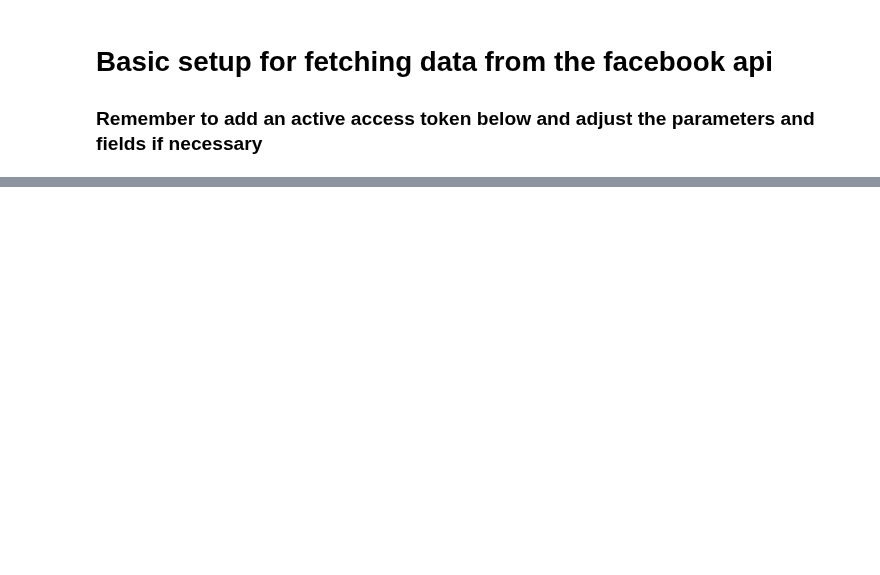
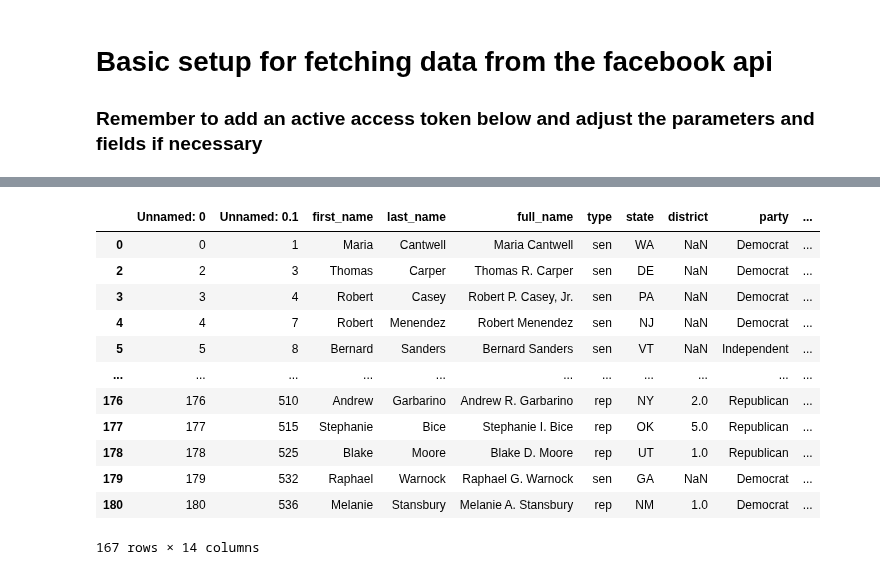
Before and after one commit to lrnz-asnprs/political-ad-api, a Jupyter notebook: notebooks/laurenz_notebook.ipynb, the cells around one changed output, grey strips where cells are left out. Saved outputs shown, nothing was run; the diff lists cells and outputs as text; code cells hidden in the pictures; blank space fills up the shorter version.

```diff
--- a/notebooks/laurenz_notebook.ipynb
+++ b/notebooks/laurenz_notebook.ipynb
@@ -529,0 +296,19 @@ congress["already_fetched"] = congress["page_id"].apply(lambda x: "done" if chec
+# %%
+rest1 = pd.read_csv("..\\src\\data_sets\\cleaning_update.csv")
+rest1
+rest2 = pd.read_csv("..\\src\\data_sets\\found_missing_pid.csv")
+rest2[rest2["page_id"] != "no ad account"]
+# %% [output]
+|  | Unnamed: 0 | Unnamed: 0.1 | first_name | last_name | full_name | type | state | district | party | ... |
+| 0 | 0 | 1 | Maria | Cantwell | Maria Cantwell | sen | WA | NaN | Democrat | ... |
+| 2 | 2 | 3 | Thomas | Carper | Thomas R. Carper | sen | DE | NaN | Democrat | ... |
+| 3 | 3 | 4 | Robert | Casey | Robert P. Casey, Jr. | sen | PA | NaN | Democrat | ... |
+| 4 | 4 | 7 | Robert | Menendez | Robert Menendez | sen | NJ | NaN | Democrat | ... |
+| 5 | 5 | 8 | Bernard | Sanders | Bernard Sanders | sen | VT | NaN | Independent | ... |
+| ... | ... | ... | ... | ... | ... | ... | ... | ... | ... | ... |
+| 176 | 176 | 510 | Andrew | Garbarino | Andrew R. Garbarino | rep | NY | 2.0 | Republican | ... |
+| 177 | 177 | 515 | Stephanie | Bice | Stephanie I. Bice | rep | OK | 5.0 | Republican | ... |
+| 178 | 178 | 525 | Blake | Moore | Blake D. Moore | rep | UT | 1.0 | Republican | ... |
+| 179 | 179 | 532 | Raphael | Warnock | Raphael G. Warnock | sen | GA | NaN | Democrat | ... |
+| 180 | 180 | 536 | Melanie | Stansbury | Melanie A. Stansbury | rep | NM | 1.0 | Democrat | ... |
+167 rows × 14 columns
```
Also changed, not shown: parts of 58 cells of this notebook, 3 other files.
